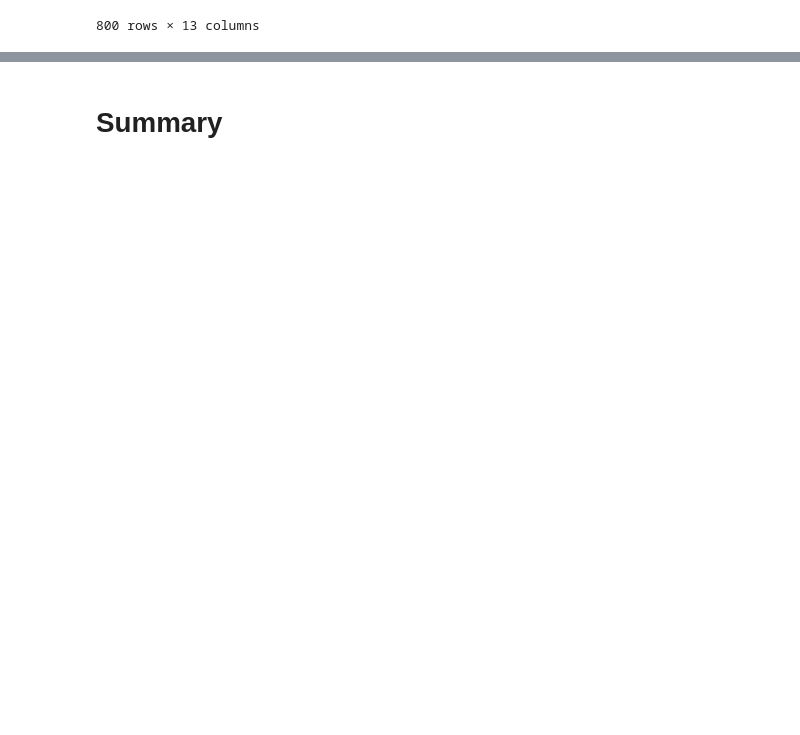
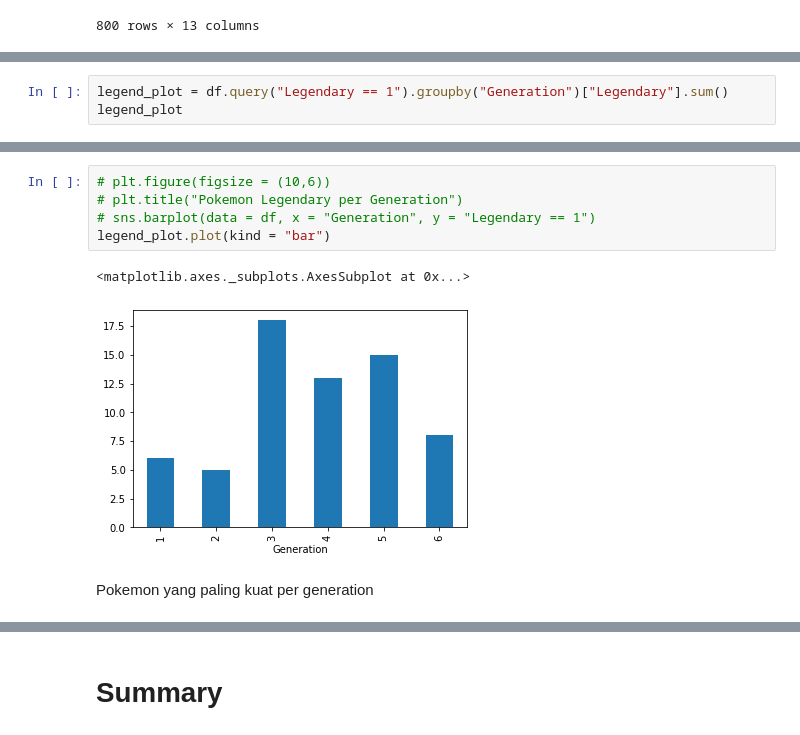
Before and after one commit to hanarifdahs/hacktiv8, a Jupyter notebook: h8dsft_P0W1.ipynb, the cells around one changed output, grey strips where cells are left out. Cells and saved outputs as stored; diff of their text form; blank space fills up the shorter version.

```diff
--- a/h8dsft_P0W1.ipynb
+++ b/h8dsft_P0W1.ipynb
@@ -158,0 +185,3 @@ df[df['Name''] == ]
+# %%
+legend_plot = df.query("Legendary == 1").groupby("Generation")["Legendary"].sum()
+legend_plot
@@ -158,0 +197,10 @@ df[df['Name''] == ]
+# %%
+# plt.figure(figsize = (10,6))
+# plt.title("Pokemon Legendary per Generation")
+# sns.barplot(data = df, x = "Generation", y = "Legendary == 1")
+legend_plot.plot(kind = "bar")
+# %% [output]
+<matplotlib.axes._subplots.AxesSubplot at 0x...>
+[figure, added]
+# %% [markdown]
+Pokemon yang paling kuat per generation
```
Also changed, not shown: parts of 16 cells of this notebook.
